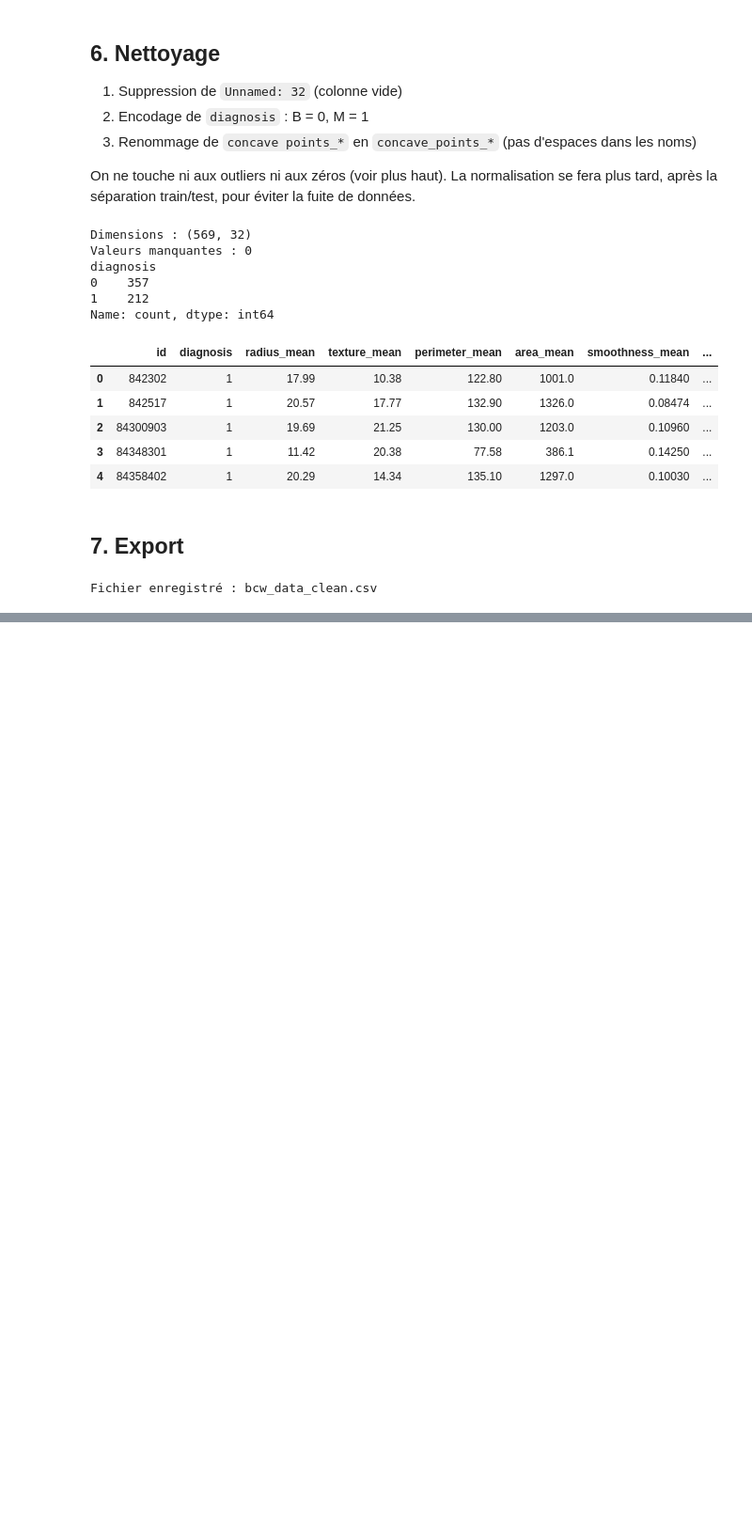
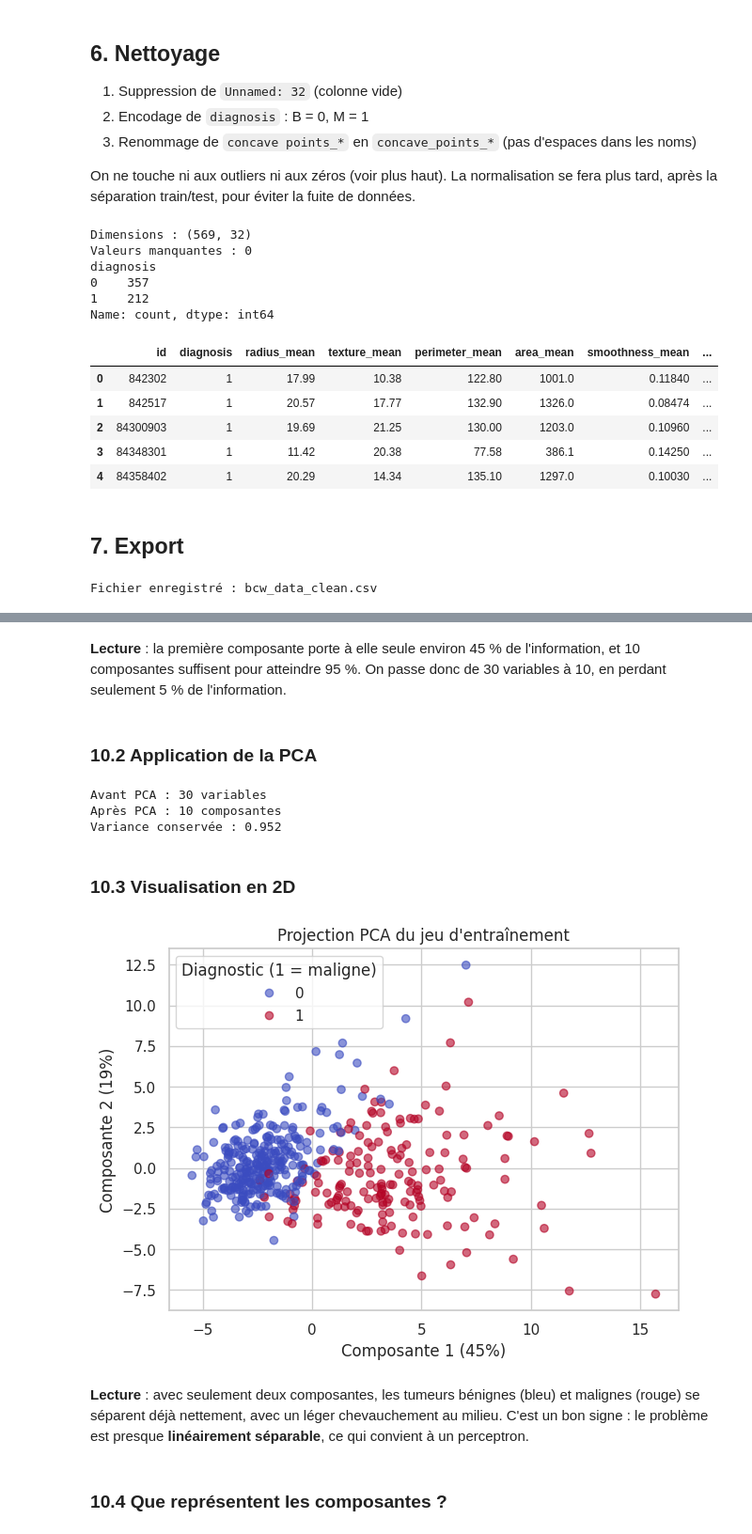
Before and after one commit to kylliann-larcher/building-perceptron, a Jupyter notebook: eda_bcw_pca_perceptron.ipynb, the cells around one changed output, grey strips where cells are left out. Shown at 94% size. Saved outputs shown, nothing was run; the diff lists cells and outputs as text; code cells hidden in the pictures; blank space fills up the shorter version.

Commit message:
Add : Perceptron with each selection ( boruta and PCA )

```diff
--- a/boruta.ipynb
+++ b/eda_bcw_pca_perceptron.ipynb
@@ -91,5 +108,5 @@ Length: 2, dtype: str
 # %%
-num = df.drop(columns=["id", "diagnosis", "Unnamed: 32"])
+num = df.drop(columns=["id", "diagnosis"] + colonnes_vides)
 
 print("Valeurs négatives :", (num < 0).sum().sum())
 
@@ -578,0 +465,33 @@ Pour une conclusion plus riche, on peut comparer la précision obtenue avec Boru
+# %% [markdown]
+**Lecture** : la première composante porte à elle seule environ 45 % de l'information, et 10 composantes suffisent pour atteindre 95 %. On passe donc de 30 variables à 10, en perdant seulement 5 % de l'information.
+# %% [markdown]
+### 10.2 Application de la PCA
+# %%
+# On garde le nombre de composantes qui expliquent 95 % de la variance
+pca = PCA(n_components=0.95)
+X_train_pca = pca.fit_transform(X_train_sc)   # apprentissage sur le train uniquement
+X_test_pca = pca.transform(X_test_sc)         # le test est seulement projeté
+
+print("Avant PCA :", X_train_sc.shape[1], "variables")
+print("Après PCA :", X_train_pca.shape[1], "composantes")
+print("Variance conservée :", pca.explained_variance_ratio_.sum().round(3))
+# %% [output]
+Avant PCA : 30 variables
+Après PCA : 10 composantes
+Variance conservée : 0.952
+# %% [markdown]
+### 10.3 Visualisation en 2D
+# %%
+plt.figure(figsize=(7, 5))
+scatter = plt.scatter(X_train_pca[:, 0], X_train_pca[:, 1], c=y_train, cmap="coolwarm", alpha=0.6)
+plt.xlabel(f"Composante 1 ({pca.explained_variance_ratio_[0]:.0%})")
+plt.ylabel(f"Composante 2 ({pca.explained_variance_ratio_[1]:.0%})")
+plt.title("Projection PCA du jeu d'entraînement")
+plt.legend(*scatter.legend_elements(), title="Diagnostic (1 = maligne)")
+plt.show()
+# %% [output]
+[figure, added]
+# %% [markdown]
+**Lecture** : avec seulement deux composantes, les tumeurs bénignes (bleu) et malignes (rouge) se séparent déjà nettement, avec un léger chevauchement au milieu. C'est un bon signe : le problème est presque **linéairement séparable**, ce qui convient à un perceptron.
+# %% [markdown]
+### 10.4 Que représentent les composantes ?
```
Also changed, not shown: parts of 53 cells of this notebook, 6 other files.
